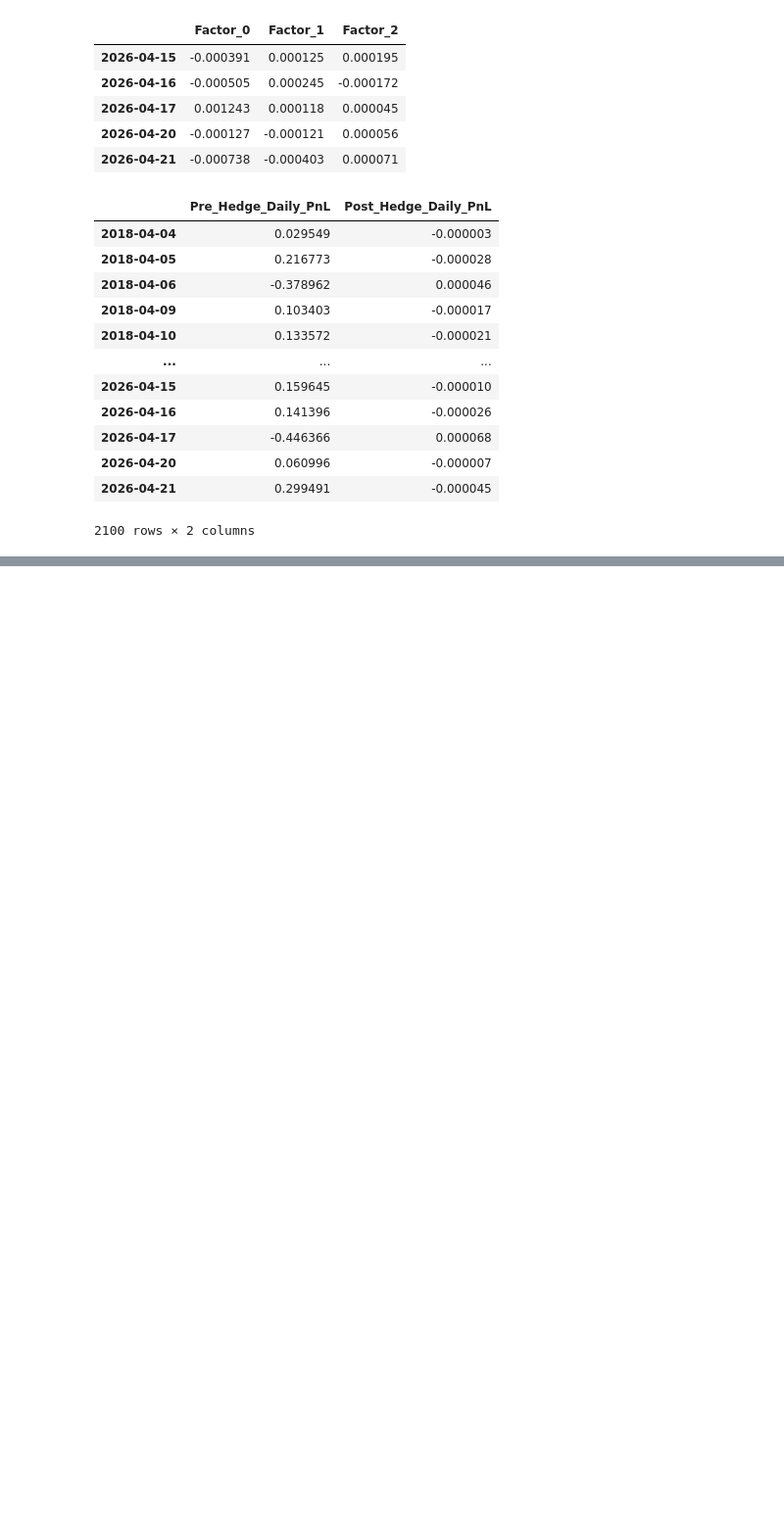
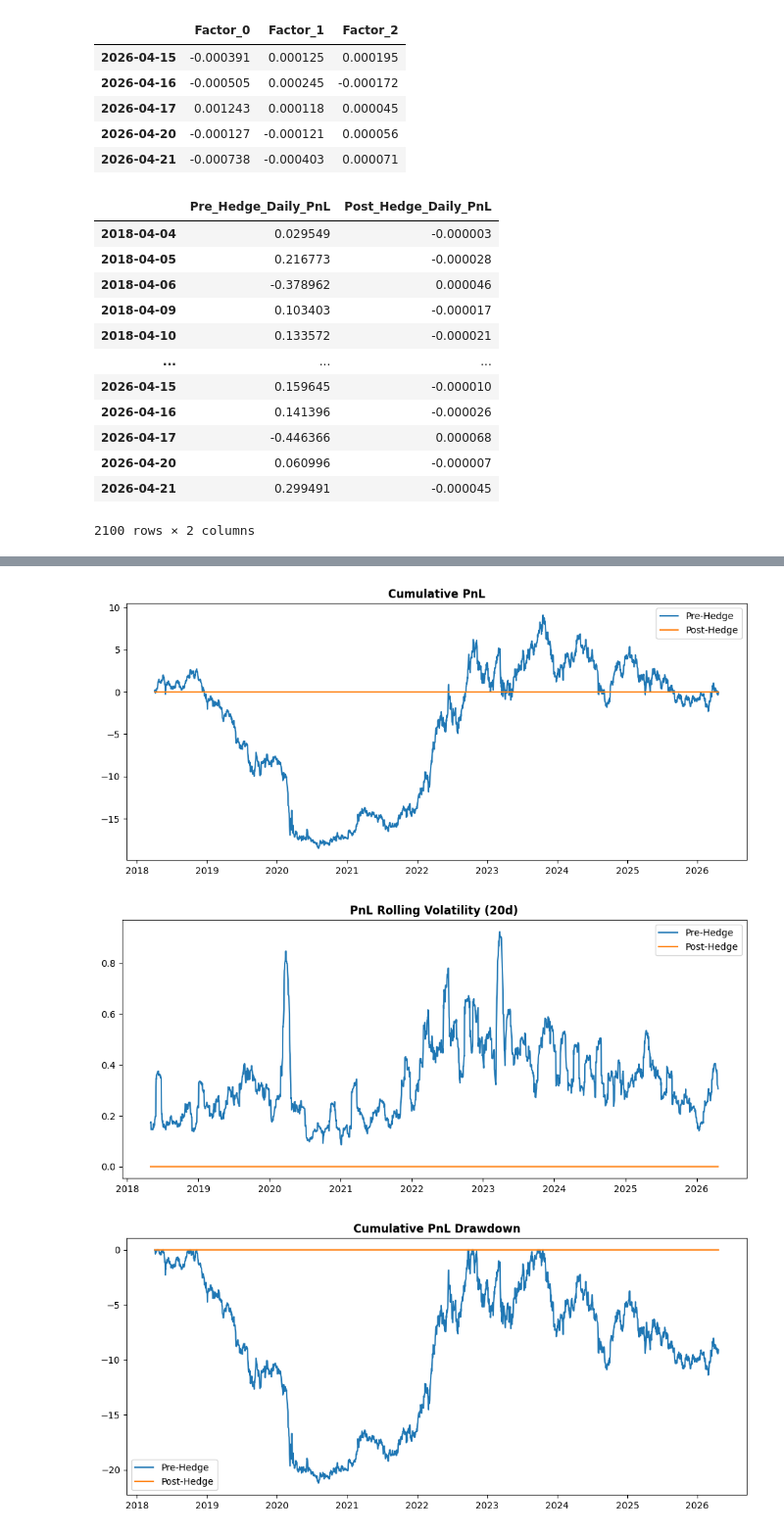
Before and after one commit to gorkemyencak/hedge-accounting-valuation-platform, a Jupyter notebook: notebooks/05_backtesting_and_pnl_engine.ipynb, the cells around one changed output, grey strips where cells are left out. Shown at 98% size. Drawn from its saved outputs; the diff is of its cells as text; code cells hidden in the pictures; blank space fills up the shorter version.

Commit message:
hedge effectiveness backtesting visualizer module

```diff
--- a/notebooks/05_backtesting_and_pnl_engine.ipynb
+++ b/notebooks/05_backtesting_and_pnl_engine.ipynb
@@ -422,3 +424,14 @@ report
 | 4 | Variance Reduction % | NaN | NaN | 1.000000 |
 | 5 | VaR Reduction % | NaN | NaN | 0.999865 |
 | 6 | CVaR Reduction % | NaN | NaN | 0.999870 |
+# %%
+# backtesting plots
+BacktestVisualizer.backtest_visualizer_pipeline(
+    pnl_pre = pnl_series_pre_hedge,
+    pnl_post = pnl_series_post_hedge,
+    window_size = 20
+)
+# %% [output]
+[figure, added]
+[figure, added]
+[figure, added]
```
Also changed, not shown: parts of 2 cells of this notebook, 1 other file.
